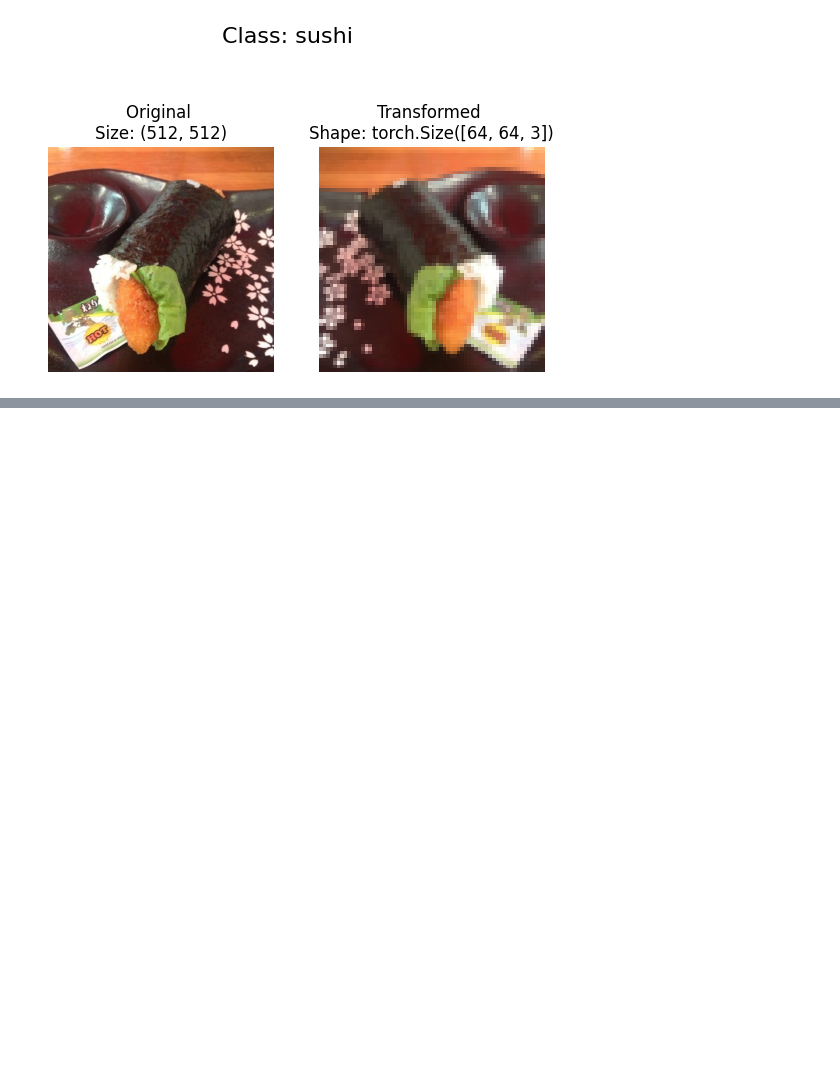
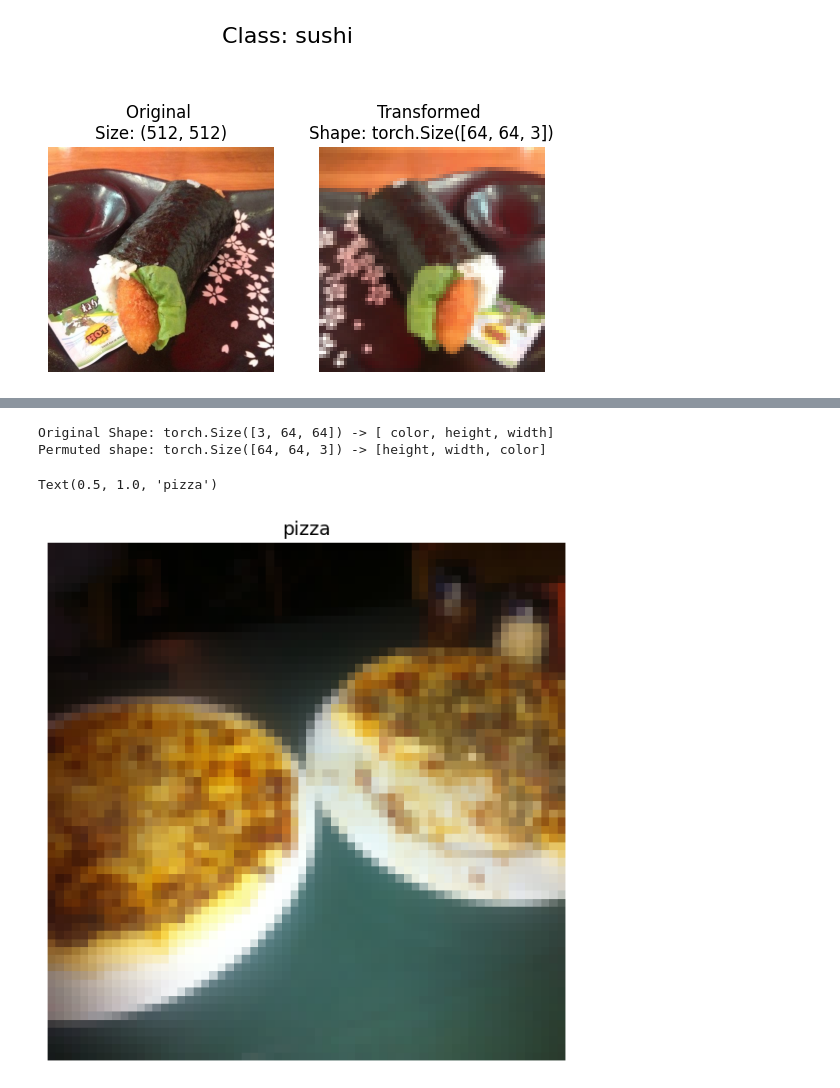
Before and after one commit to AeroEng16/machine-learning-with-python-logistic-regression-3211129, a Jupyter notebook: 04_PyTorchCustomDatasets.ipynb, the cells around one changed output, grey strips where cells are left out. Drawn from its saved outputs; the diff is of its cells as text; code cells hidden in the pictures; blank space fills up the shorter version.

```diff
--- a/04_PyTorchCustomDatasets.ipynb
+++ b/04_PyTorchCustomDatasets.ipynb
@@ -214,0 +218,11 @@ plot_transformed_images(image_paths = image_path_list,
+# %%
+# Use iamge folder to create datasets
+from torchvision import datasets
+train_data = datasets.ImageFolder(root = train_dir,
+                                  transform = data_transform,   #transform for the data
+                                  target_transform = None)  # transform for the target
+
+test_data = datasets.ImageFolder(root = test_dir,
+                                  transform = data_transform,   #transform for the data
+                                  )  # transform for the target
+train_data, test_data
@@ -214,0 +248,6 @@ plot_transformed_images(image_paths = image_path_list,
+# %%
+#Get class names as a list
+class_names = train_data.classes
+
+class_dict = train_data.class_to_idx
+class_names, class_dict
@@ -214,0 +256,7 @@ plot_transformed_images(image_paths = image_path_list,
+# %%
+# Index on the train_data Dataset to get a single image and label
+sampleImg = train_data[0][0]
+sampleLabel = train_data[0][1]
+print(f"Image dtype; {sampleImg.dtype}")
+print(f"Image tensor:\n {sampleImg}")
+print(f"Image.shape: {sampleImg.shape}")
@@ -214,0 +281,20 @@ plot_transformed_images(image_paths = image_path_list,
+# %%
+# Rearrange the order of dimensions
+
+img_permute = sampleImg.permute(1,2,0)
+
+# Print out shapes
+
+print(f"Original Shape: {sampleImg.shape} -> [ color, height, width]")
+print(f"Permuted shape: {img_permute.shape} -> [height, width, color]")
+
+# plot the iamge
+plt.figure(figsize=(10,7))
+plt.imshow(img_permute)
+plt.axis(False)
+plt.title(class_names[sampleLabel],fontsize=14)
+# %% [output]
+Original Shape: torch.Size([3, 64, 64]) -> [ color, height, width]
+Permuted shape: torch.Size([64, 64, 3]) -> [height, width, color]
+Text(0.5, 1.0, 'pizza')
+[figure, added]
```
Also changed, not shown: parts of 18 cells of this notebook.
